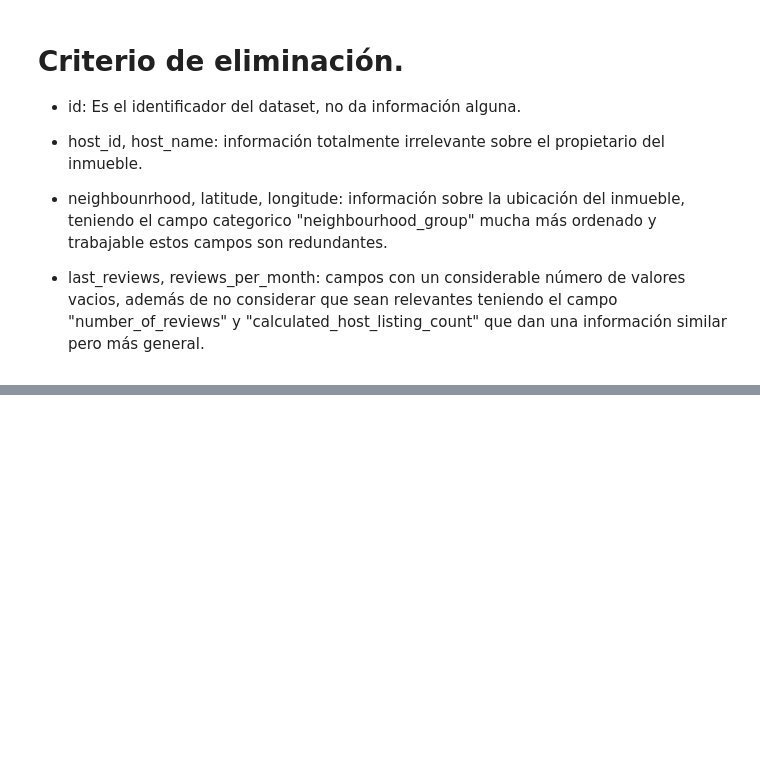
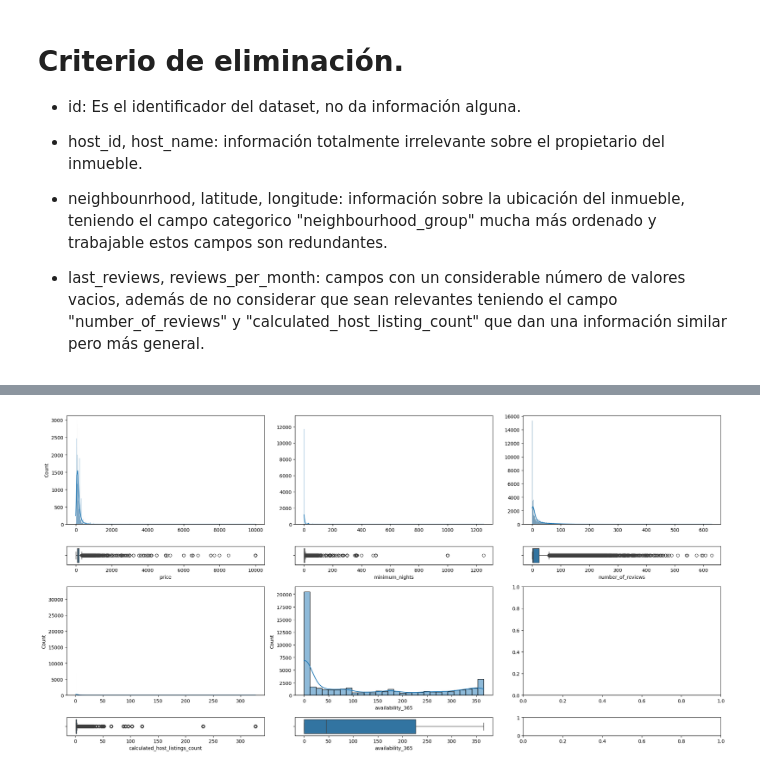
Before and after one commit to Fj-martinez33/AirBnB-NewYork, a Jupyter notebook: src/explore.ipynb, the cells around one changed output, grey strips where cells are left out. Cells and saved outputs as stored; diff of their text form; code cells hidden in the pictures; blank space fills up the shorter version.

```diff
--- a/src/explore.ipynb
+++ b/src/explore.ipynb
@@ -157,0 +182,25 @@ The old dimension of dataset is (48895, 15), and the new dimension is (48895, 7)
+# %%
+# Analisis sobre variables numericas
+
+def NumericalGraf(dataset):
+    #Creamos la figura
+    fig, axis = plt.subplots(4, 3, figsize=(20,10), gridspec_kw={"height_ratios" : [6,1,6,1]})
+
+    #Creamos las graficas necesarias
+    sns.histplot( ax = axis[0,0], data = dataset, x = "price", kde=True).set(xlabel=None)
+    sns.boxplot( ax = axis[1,0], data = dataset, x = "price")
+    sns.histplot( ax = axis[0,1], data = dataset, x = "minimum_nights", kde=True).set(ylabel=None, xlabel=None)
+    sns.boxplot( ax = axis[1,1], data = dataset, x = "minimum_nights")
+    sns.histplot( ax = axis[0,2], data = dataset, x = "number_of_reviews", kde=True).set(ylabel=None, xlabel=None)
+    sns.boxplot( ax = axis[1,2], data = dataset, x = "number_of_reviews")
+    sns.histplot( ax = axis[2,0], data = dataset, x = "calculated_host_listings_count", kde=True).set(xlabel=None)
+    sns.boxplot(ax = axis[3,0], data = dataset, x = "calculated_host_listings_count")
+    sns.histplot(ax = axis[2,1], data = dataset, x = "availability_365", kde=True)
+    sns.boxplot( ax = axis[3,1], data = dataset, x = "availability_365")
+
+    plt.tight_layout()
+    plt.show()
+
+NumericalGraf(data)
+# %% [output]
+[figure, added]
```
Also changed, not shown: parts of 9 cells of this notebook.
